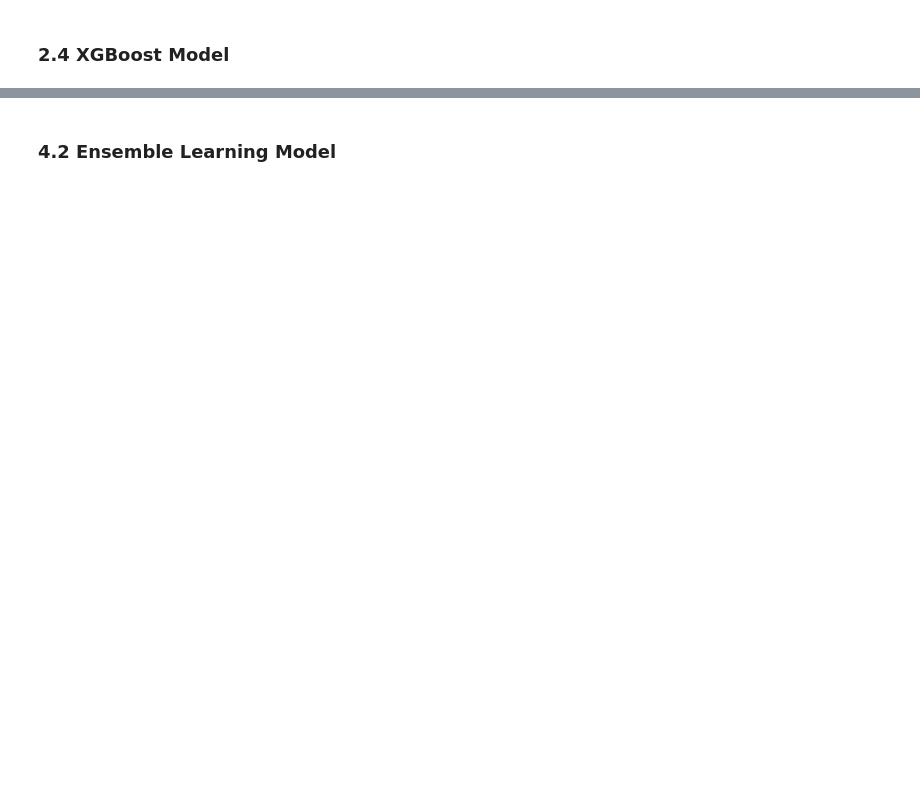
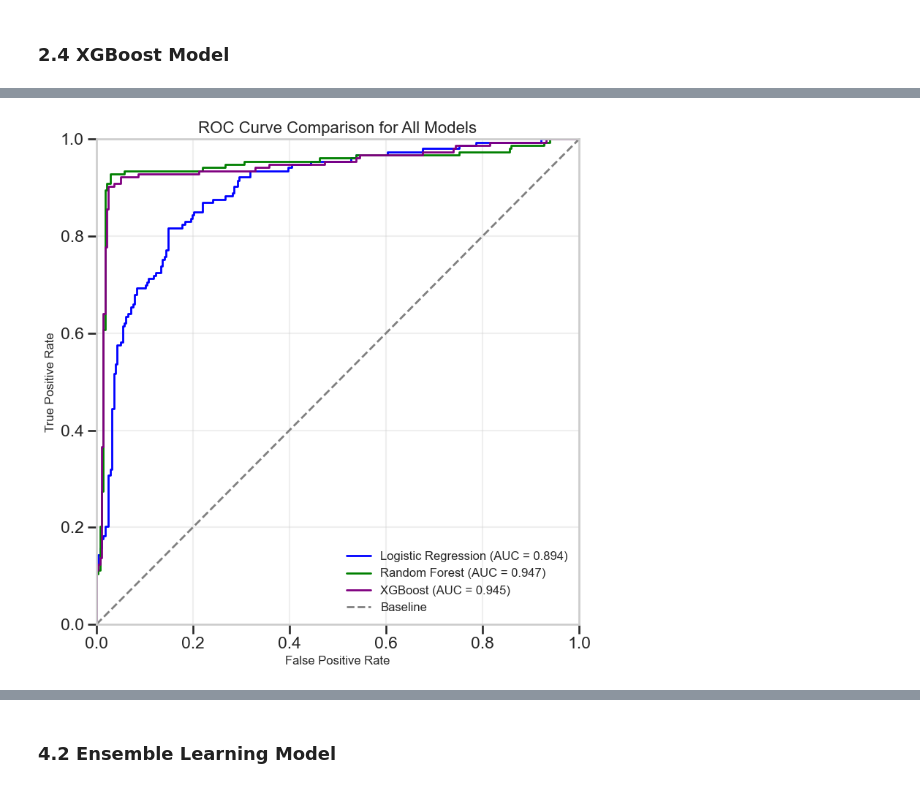
Before and after one commit to WellFan/alzheimer, a Jupyter notebook: alzheimer.ipynb, the cells around one changed output, grey strips where cells are left out. Drawn from its saved outputs; the diff is of its cells as text; code cells hidden in the pictures; blank space fills up the shorter version.

```diff
--- a/alzheimer.ipynb
+++ b/alzheimer.ipynb
@@ -39,4 +279,20 @@
 # %% [markdown]
 ### 2.1 Split the Dataset
 # %%
-# Import necessary machine learning librariesfrom sklearn.model_selection import train_test_split, GridSearchCVfrom sklearn.metrics import classification_report, roc_auc_score, accuracy_score, precision_score, recall_score, f1_scorefrom sklearn.linear_model import LogisticRegressionfrom sklearn.ensemble import RandomForestClassifierfrom xgboost import XGBClassifierfrom sklearn.metrics import roc_curve, auc, confusion_matrix, ConfusionMatrixDisplay# Split features and target variableX = alzheimer_data.drop('Diagnosis', axis=1)y = alzheimer_data['Diagnosis']# Split into training and test setsX_train, X_test, y_train, y_test = train_test_split(X, y, test_size=0.2, random_state=42)print(f"Training set size: {X_train.shape[0]} samples")print(f"Test set size: {X_test.shape[0]} samples")
+# Import necessary machine learning libraries
+from sklearn.model_selection import train_test_split, GridSearchCV
+from sklearn.metrics import classification_report, roc_auc_score, accuracy_score, precision_score, recall_score, f1_score
+from sklearn.linear_model import LogisticRegression
+from sklearn.ensemble import RandomForestClassifier
+from xgboost import XGBClassifier
+from sklearn.metrics import roc_curve, auc, confusion_matrix, ConfusionMatrixDisplay
+
+# Split features and target variable
+X = alzheimer_data.drop('Diagnosis', axis=1)
+y = alzheimer_data['Diagnosis']
+
+# Split into training and test sets
+X_train, X_test, y_train, y_test = train_test_split(X, y, test_size=0.2, random_state=42)
+
+print(f"Training set size: {X_train.shape[0]} samples")
+print(f"Test set size: {X_test.shape[0]} samples")
@@ -100,0 +490,37 @@
+# %%
+fpr_logistic, tpr_logistic, _ = roc_curve(y_test, best_logistic.predict_proba(X_test)[:, 1])
+fpr_rf, tpr_rf, _ = roc_curve(y_test, best_rf.predict_proba(X_test)[:, 1])
+fpr_xgb, tpr_xgb, _ = roc_curve(y_test, best_xgb.predict_proba(X_test)[:, 1])
+roc_auc_logistic = auc(fpr_logistic, tpr_logistic)
+roc_auc_rf = auc(fpr_rf, tpr_rf)
+roc_auc_xgb = auc(fpr_xgb, tpr_xgb)
+# Compare ROC curves for all models
+plt.figure(figsize=(8, 8))
+
+# Plot Logistic Regression ROC curve
+plt.plot(fpr_logistic, tpr_logistic, color='blue', lw=2,
+         label=f'Logistic Regression (AUC = {roc_auc_logistic:.3f})')
+
+# Plot Random Forest ROC curve
+plt.plot(fpr_rf, tpr_rf, color='green', lw=2,
+         label=f'Random Forest (AUC = {roc_auc_rf:.3f})')
+
+# Plot XGBoost ROC curve
+plt.plot(fpr_xgb, tpr_xgb, color='purple', lw=2,
+         label=f'XGBoost (AUC = {roc_auc_xgb:.3f})')
+
+# Plot baseline
+plt.plot([0, 1], [0, 1], color='gray', lw=2, linestyle='--', label='Baseline')
+
+# Enhance chart
+plt.xlim([0.0, 1.0])
+plt.ylim([0.0, 1.0])
+plt.xlabel('False Positive Rate', fontsize=12)
+plt.ylabel('True Positive Rate', fontsize=12)
+plt.title('ROC Curve Comparison for All Models', fontsize=16)
+plt.legend(loc="lower right", fontsize=12)
+plt.grid(True, alpha=0.3)
+plt.tight_layout()
+plt.show()
+# %% [output]
+[figure, added]
```
Also changed, not shown: parts of 92 cells of this notebook, 2 other files.
